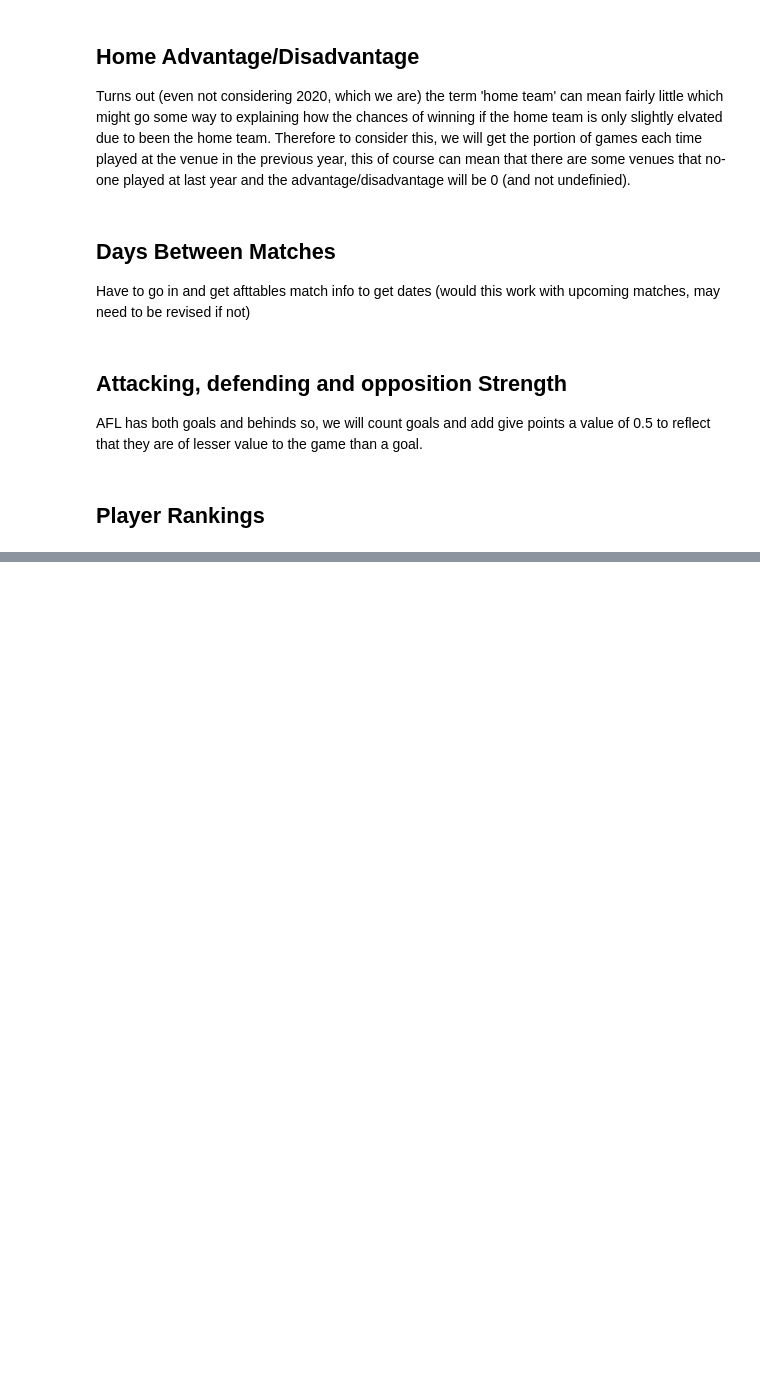
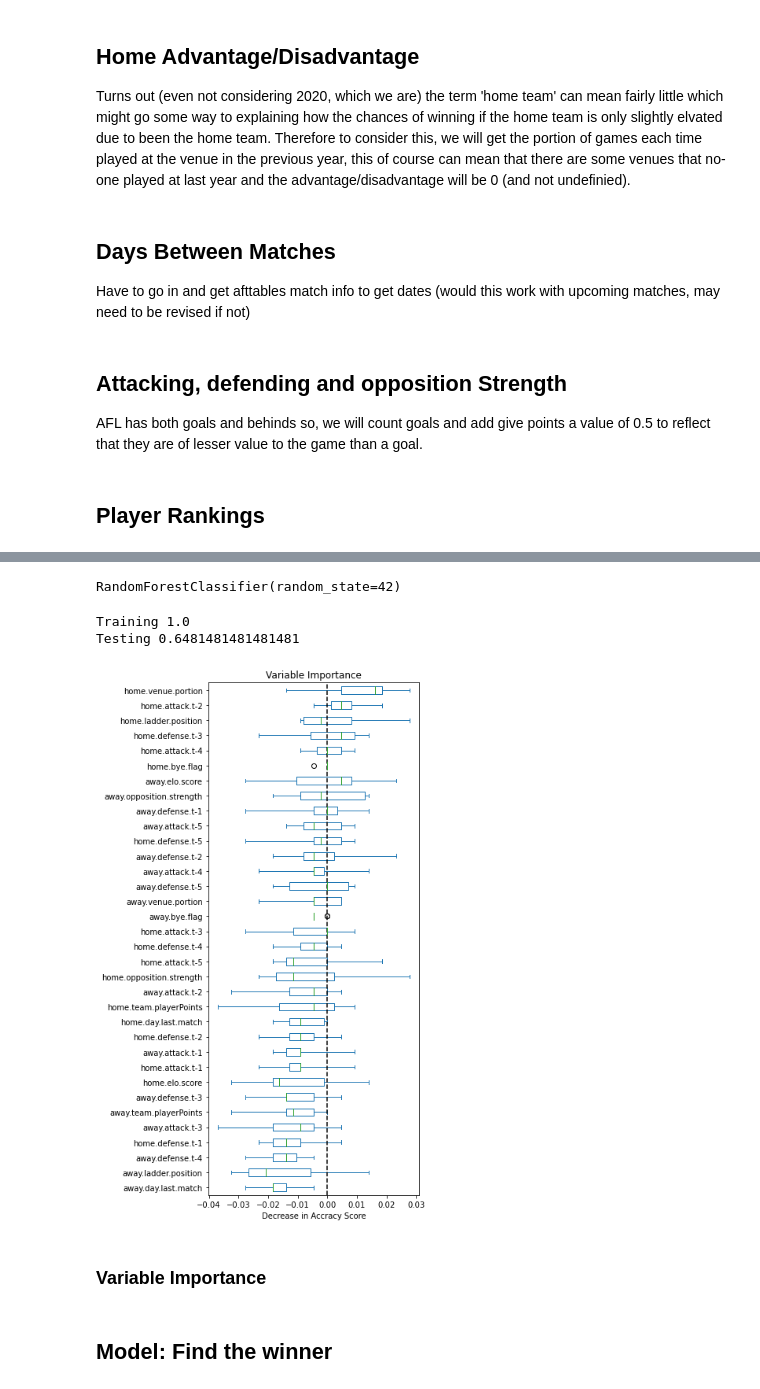
Before and after one commit to suttoe/AFLmodel, a Jupyter notebook: AFLdata.ipynb, the cells around one changed output, grey strips where cells are left out. Saved outputs shown, nothing was run; the diff lists cells and outputs as text; code cells hidden in the pictures; blank space fills up the shorter version.

```diff
--- a/AFLdata.ipynb
+++ b/AFLdata.ipynb
@@ -623,0 +781,10 @@ df_test
+# %%
+trainX = dataFinal.filter(pl.col('compSeason.year') != 2023).drop('win.margin', 'winner', 'compSeason.year', 'round.Id', 'home.team.id', 'away.team.id')
+trainY = dataFinal.filter(pl.col('compSeason.year') != 2023).select('round.Id', 'home.team.id',
+                                                                    'away.team.id', 'win.margin', 'winner')
+trainWinner = trainY.select('winner').to_numpy().ravel()
+# %%
+testX = dataFinal.filter(pl.col('compSeason.year') == 2023).drop('win.margin', 'winner', 'compSeason.year',  'round.Id', 'home.team.id', 'away.team.id')
+testY = dataFinal.filter(pl.col('compSeason.year') == 2023).select('round.Id', 'home.team.id',
+                                                                    'away.team.id', 'win.margin', 'winner')
+testWinner = testY.select('winner').to_numpy().ravel()
@@ -623,0 +804,33 @@ df_test
+# %%
+#Get the classifer required
+rf = RandomForestClassifier(random_state=42)
+rf.fit(trainX, trainWinner)
+# %% [output]
+RandomForestClassifier(random_state=42)
+# %%
+print(f"Training {rf.score(trainX, trainWinner)}")
+print(f"Testing {rf.score(testX, testWinner)}")
+# %% [output]
+Training 1.0
+Testing 0.6481481481481481
+# %%
+#varible imporatnce
+importance = permutation_importance(rf, testX, testWinner, n_repeats=10)
+sprted_importance_idx = importance.importances_mean.argsort()
+
+importanceDF = pd.DataFrame(importance.importances[sprted_importance_idx].T,
+                            columns=trainX.to_pandas().columns[sprted_importance_idx])
+# %%
+#Plot it
+fig = importanceDF.plot.box(vert=False, whis=10)
+fig.set_title('Variable Importance')
+fig.axvline(x=0, color='k', linestyle='--')
+fig.set_xlabel('Decrease in Accracy Score')
+fig.figure.set_figheight(10)
+fig.figure.tight_layout()
+# %% [output]
+[figure, added]
+# %% [markdown]
+### Variable Importance
+# %% [markdown]
+## Model: Find the winner
```
Also changed, not shown: parts of 61 cells of this notebook, 7 other files.
